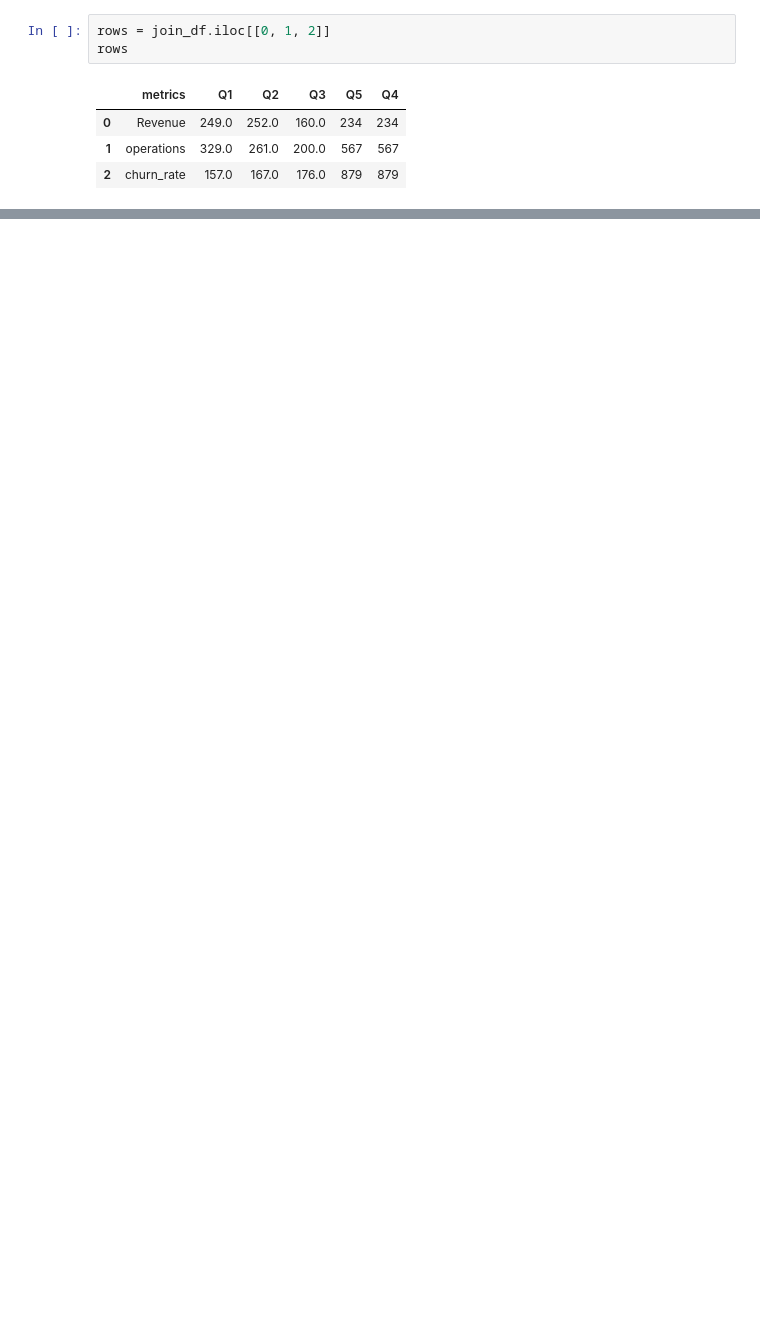
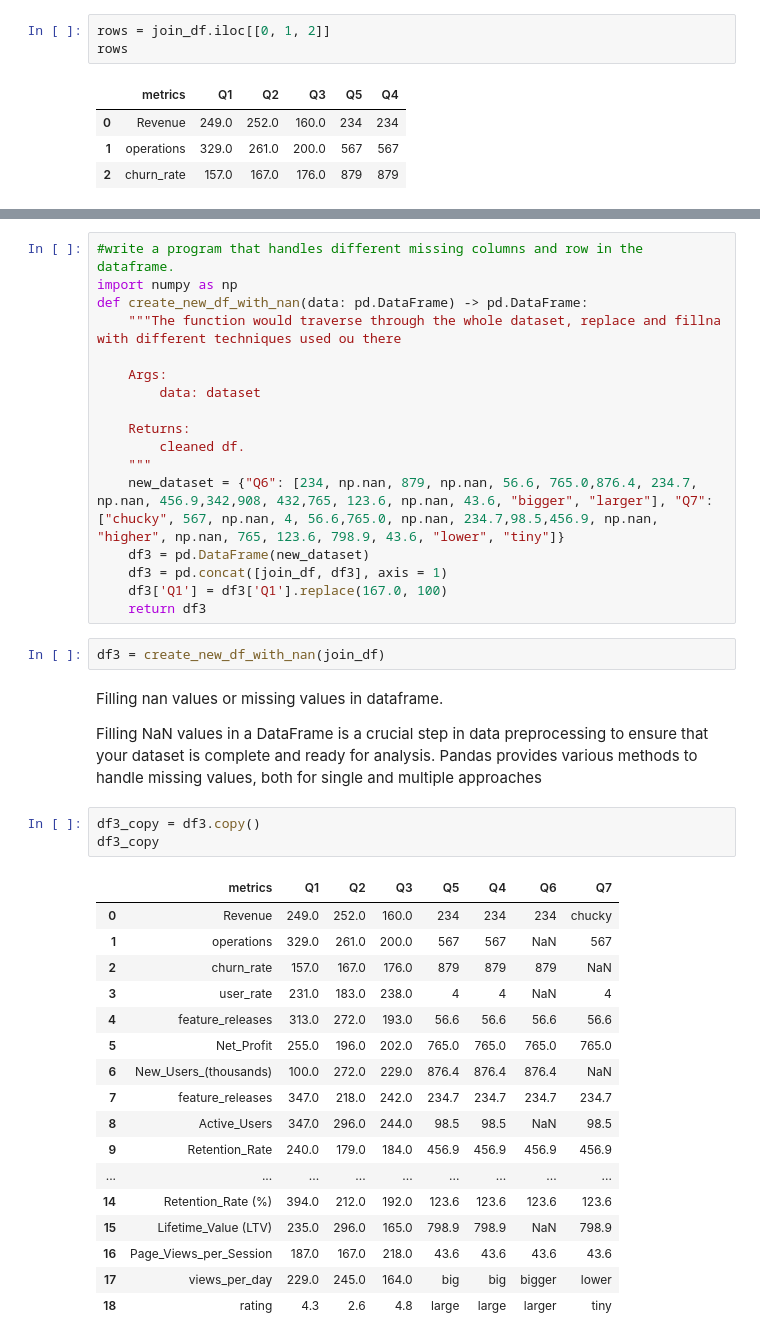
Before and after one commit to Btere/mastery_python_libraries, a Jupyter notebook: pandas.ipynb, the cells around one changed output, grey strips where cells are left out. Saved outputs shown, nothing was run; the diff lists cells and outputs as text; blank space fills up the shorter version.

Commit message:
filling nan values

```diff
--- a/pandas.ipynb
+++ b/pandas.ipynb
@@ -165,0 +445,44 @@ rows
+# %%
+#write a program that handles different missing columns and row in the dataframe.
+import numpy as np
+def create_new_df_with_nan(data: pd.DataFrame) -> pd.DataFrame:
+    """The function would traverse through the whole dataset, replace and fillna with different techniques used ou there
+
+    Args:
+        data: dataset
+
+    Returns:
+        cleaned df.
+    """
+    new_dataset = {"Q6": [234, np.nan, 879, np.nan, 56.6, 765.0,876.4, 234.7, np.nan, 456.9,342,908, 432,765, 123.6, np.nan, 43.6, "bigger", "larger"], "Q7": ["chucky", 567, np.nan, 4, 56.6,765.0, np.nan, 234.7,98.5,456.9, np.nan, "higher", np.nan, 765, 123.6, 798.9, 43.6, "lower", "tiny"]}
+    df3 = pd.DataFrame(new_dataset)
+    df3 = pd.concat([join_df, df3], axis = 1)
+    df3['Q1'] = df3['Q1'].replace(167.0, 100)
+    return df3
+# %%
+df3 = create_new_df_with_nan(join_df)
+# %% [markdown]
+Filling nan values or missing values in dataframe.
+
+Filling NaN values in a DataFrame is a crucial step in data preprocessing to ensure that your dataset is complete and ready for analysis. Pandas provides various methods to handle missing values, both for single and multiple approaches
+# %%
+df3_copy = df3.copy()
+df3_copy
+# %% [output]
+|  | metrics | Q1 | Q2 | Q3 | Q5 | Q4 | Q6 | Q7 |
+| 0 | Revenue | 249.0 | 252.0 | 160.0 | 234 | 234 | 234 | chucky |
+| 1 | operations | 329.0 | 261.0 | 200.0 | 567 | 567 | NaN | 567 |
+| 2 | churn_rate | 157.0 | 167.0 | 176.0 | 879 | 879 | 879 | NaN |
+| 3 | user_rate | 231.0 | 183.0 | 238.0 | 4 | 4 | NaN | 4 |
+| 4 | feature_releases | 313.0 | 272.0 | 193.0 | 56.6 | 56.6 | 56.6 | 56.6 |
+| 5 | Net_Profit | 255.0 | 196.0 | 202.0 | 765.0 | 765.0 | 765.0 | 765.0 |
+| 6 | New_Users_(thousands) | 100.0 | 272.0 | 229.0 | 876.4 | 876.4 | 876.4 | NaN |
+| 7 | feature_releases | 347.0 | 218.0 | 242.0 | 234.7 | 234.7 | 234.7 | 234.7 |
+| 8 | Active_Users | 347.0 | 296.0 | 244.0 | 98.5 | 98.5 | NaN | 98.5 |
+| 9 | Retention_Rate | 240.0 | 179.0 | 184.0 | 456.9 | 456.9 | 456.9 | 456.9 |
+| ... | ... | ... | ... | ... | ... | ... | ... | ... |
+| 14 | Retention_Rate (%) | 394.0 | 212.0 | 192.0 | 123.6 | 123.6 | 123.6 | 123.6 |
+| 15 | Lifetime_Value (LTV) | 235.0 | 296.0 | 165.0 | 798.9 | 798.9 | NaN | 798.9 |
+| 16 | Page_Views_per_Session | 187.0 | 167.0 | 218.0 | 43.6 | 43.6 | 43.6 | 43.6 |
+| 17 | views_per_day | 229.0 | 245.0 | 164.0 | big | big | bigger | lower |
+| 18 | rating | 4.3 | 2.6 | 4.8 | large | large | larger | tiny |
```
Also changed, not shown: parts of 30 cells of this notebook.
